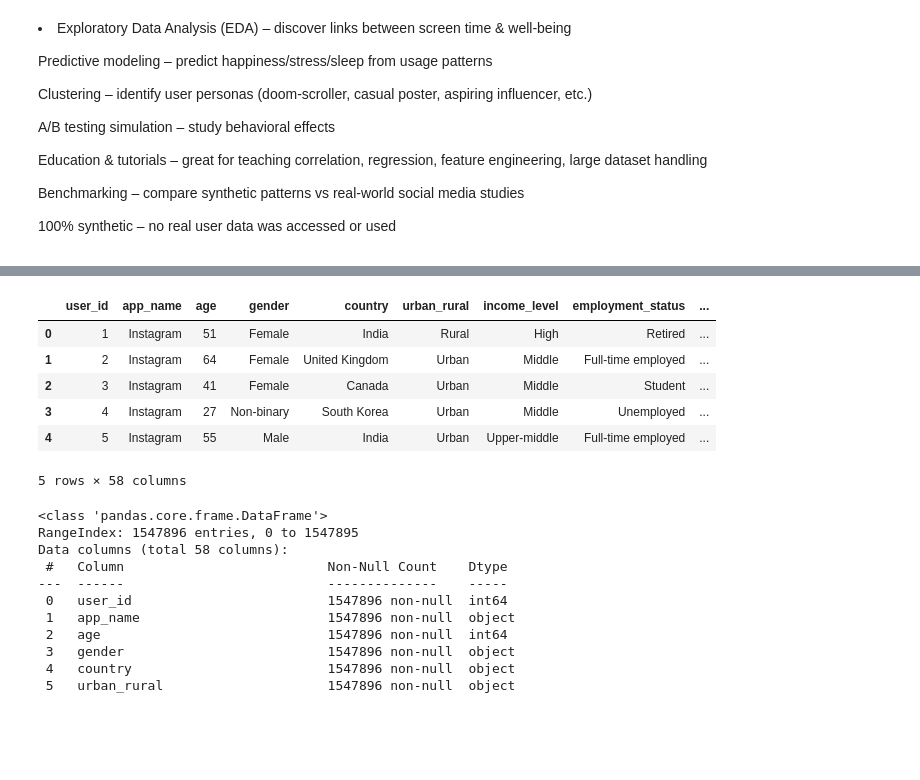
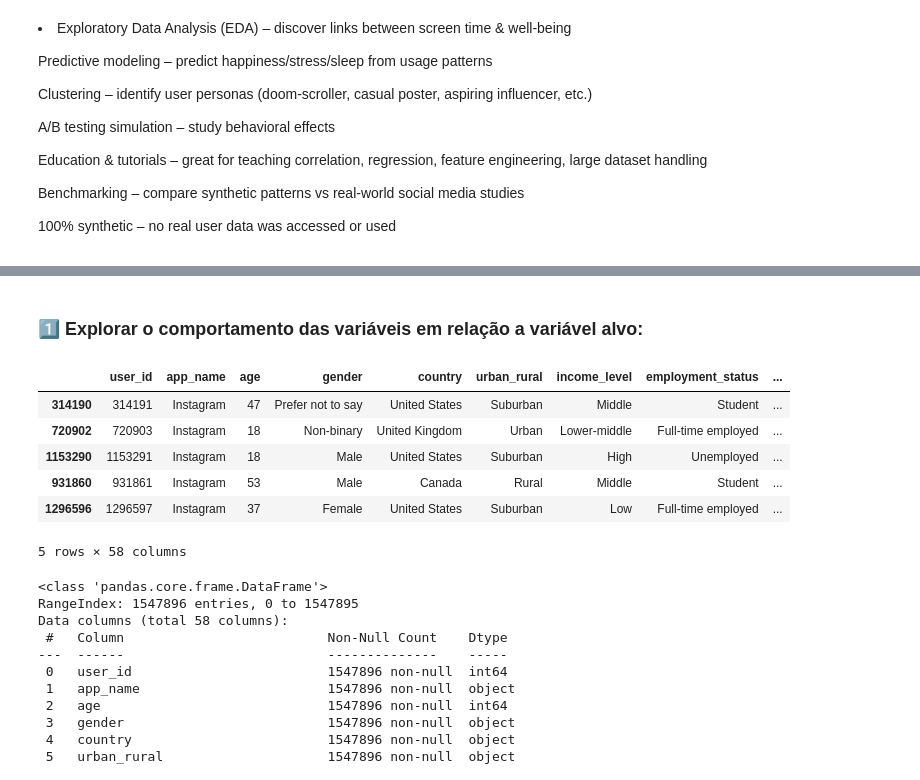
Before and after one commit to WilliamSilfer/Projetos-DataAnalytics, a Jupyter notebook: projeto_social_media/Projeto Social Media.ipynb, the cells around one changed output, grey strips where cells are left out. Saved outputs shown, nothing was run; the diff lists cells and outputs as text; code cells hidden in the pictures; blank space fills up the shorter version.

```diff
--- a/projeto_social_media/Projeto Social Media.ipynb
+++ b/projeto_social_media/Projeto Social Media.ipynb
@@ -94,16 +106,18 @@ import statsmodels.api as sm
 from statsmodels.formula.api import ols
 # %%
 df = pd.read_csv(f'{path}/instagram_usage_lifestyle.csv')
+# %% [markdown]
+<h3> 1️⃣<b> Explorar o comportamento das variáveis em relação a variável alvo:</b>
 # %%
 # Amostragem
-df.head()
+df.sample(5)
 # %% [output]
 |  | user_id | app_name | age | gender | country | urban_rural | income_level | employment_status | ... |
-| 0 | 1 | Instagram | 51 | Female | India | Rural | High | Retired | ... |
-| 1 | 2 | Instagram | 64 | Female | United Kingdom | Urban | Middle | Full-time employed | ... |
-| 2 | 3 | Instagram | 41 | Female | Canada | Urban | Middle | Student | ... |
-| 3 | 4 | Instagram | 27 | Non-binary | South Korea | Urban | Middle | Unemployed | ... |
-| 4 | 5 | Instagram | 55 | Male | India | Urban | Upper-middle | Full-time employed | ... |
+| 314190 | 314191 | Instagram | 47 | Prefer not to say | United States | Suburban | Middle | Student | ... |
+| 720902 | 720903 | Instagram | 18 | Non-binary | United Kingdom | Urban | Lower-middle | Full-time employed | ... |
+| 1153290 | 1153291 | Instagram | 18 | Male | United States | Suburban | High | Unemployed | ... |
+| 931860 | 931861 | Instagram | 53 | Male | Canada | Rural | Middle | Student | ... |
+| 1296596 | 1296597 | Instagram | 37 | Female | United States | Suburban | Low | Full-time employed | ... |
 5 rows × 58 columns
 # %%
 # Verificando nome das colunas, e Nulos
```
Also changed, not shown: parts of 56 cells of this notebook, 2 other files.
